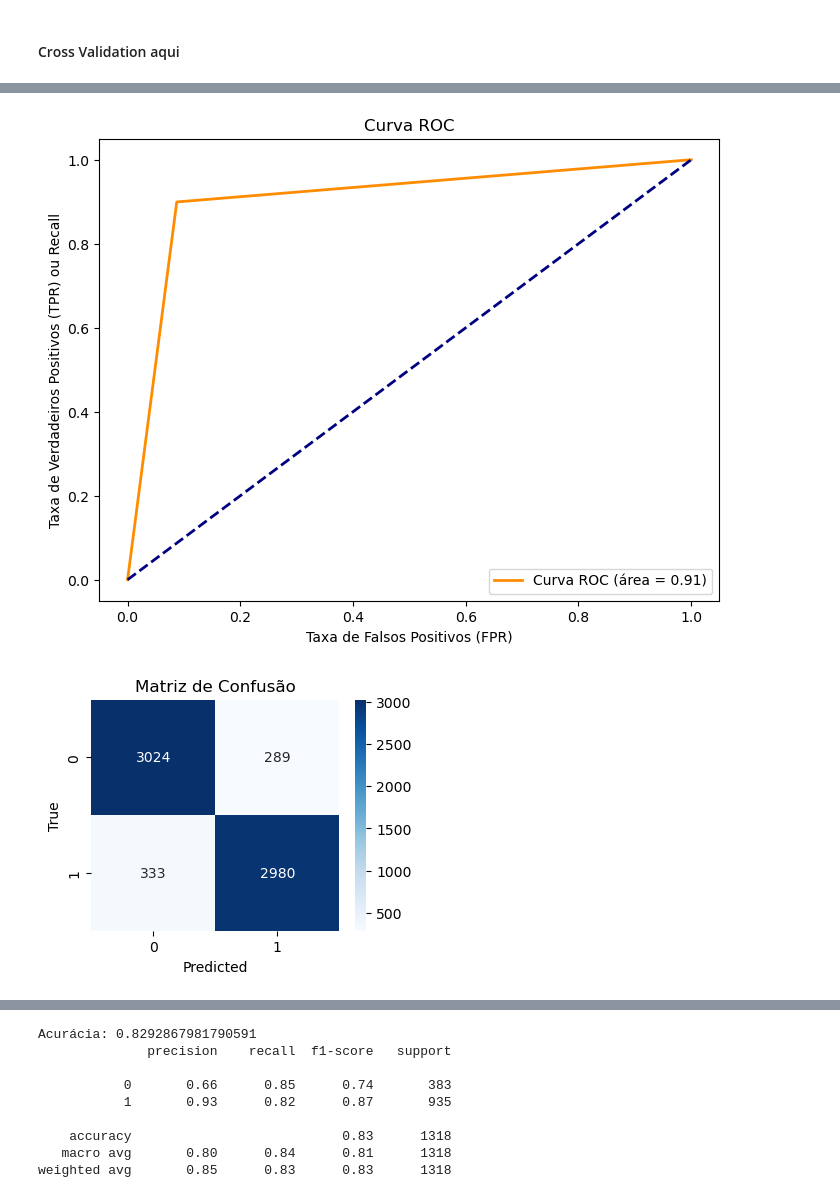
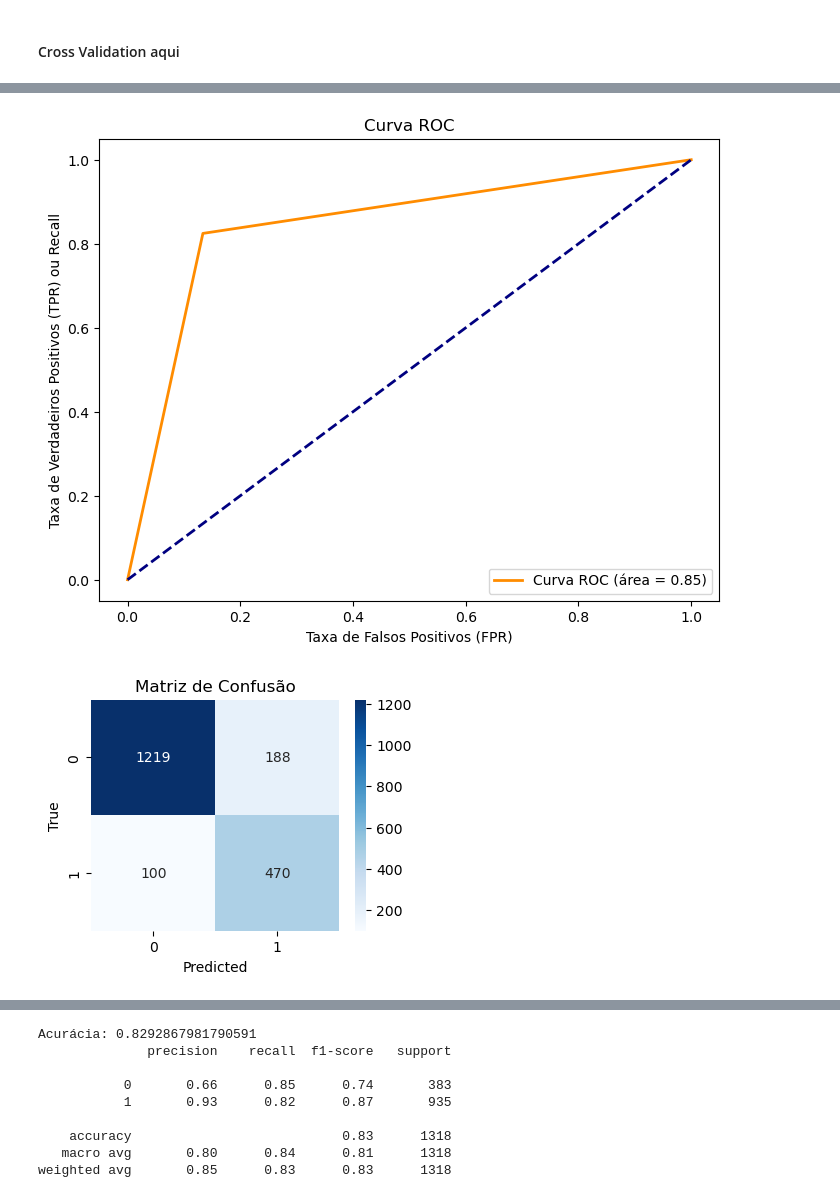
Before and after one commit to JuniorNS96/TCC, a Jupyter notebook: main.ipynb, the cells around one changed output, grey strips where cells are left out. Cells and saved outputs as stored; diff of their text form; code cells hidden in the pictures.

Commit message:
corrigido valor atribuido na Situacao_cliente

```diff
--- a/main.ipynb
+++ b/main.ipynb
@@ -1210,7 +1210,7 @@ df1 = df.replace({'Genero': {'Masculino': 1, 'Feminino': 0},
             'Servico_musica': {'Sim': 1, 'Não': 0},
             'Servico_ilimitado_dados': {'Sim': 1, 'Não': 0},
             'Faturamento_sem_papel': {'Sim': 1, 'Não': 0},
-            'Situacao_cliente': {'Continua cliente': 1, 'Cancelou': 0}})
+            'Situacao_cliente': {'Continua cliente': 0, 'Cancelou': 1}})
 
 
 df1 = df1.rename(columns={'Genero':'Genero_masculino'}, inplace=False)
@@ -1671,8 +1678,8 @@ melhores_parametros
 X_treino, X_teste, y_treino, y_teste = train_test_split(X, y, test_size=0.3, random_state=42)
 smote = SMOTE(random_state=42)
 X_resampled, y_resampled = smote.fit_resample(X_treino, y_treino)
-modelo_rf = RandomForestClassifier(n_estimators=100,max_depth=None,min_samples_split=5,
-                                   min_samples_leaf=1,random_state=42)
+modelo_rf = RandomForestClassifier(n_estimators=150,max_depth=10,min_samples_split=10,
+                                   min_samples_leaf=2,random_state=42)
 modelo_rf.fit(X_resampled, y_resampled)
 previsoes = modelo_rf.predict(X_teste)
 df_relatorio = geraRelatorio(df_relatorio,y_teste,'Random Forest','mudança de hiperparametros melhorando o recall')
@@ -1742,7 +1747,7 @@ from sklearn.metrics import roc_curve, auc
 
 
 # Calcule a Curva ROC
-fpr, tpr, thresholds = roc_curve(y_resampled, previsoes)
+fpr, tpr, thresholds = roc_curve(y_teste, previsoes)
 roc_auc = auc(fpr, tpr)
 
 # Plote a Curva ROC
@@ -1755,19 +1760,19 @@ plt.title('Curva ROC')
 plt.legend(loc='lower right')
 plt.show()
 # %% [output]
-[figure, old version]
+[figure, new version]
 # %%
 from sklearn.metrics import confusion_matrix
 # %%
 import seaborn as sns
-matriz_confusao = confusion_matrix(y_resampled, previsoes)
+matriz_confusao = confusion_matrix(y_teste, previsoes)
 plt.figure(figsize=(4, 3))
 sns.heatmap(matriz_confusao, annot=True, fmt='d', cmap='Blues',
             xticklabels=modelo_rf.classes_,
             yticklabels=modelo_rf.classes_)
 plt.xlabel('Predicted')
 plt.ylabel('True')
 plt.title('Matriz de Confusão')
 plt.show()
 # %% [output]
-[figure, old version]
+[figure, new version]
```
Also changed, not shown: parts of 27 cells of this notebook.
